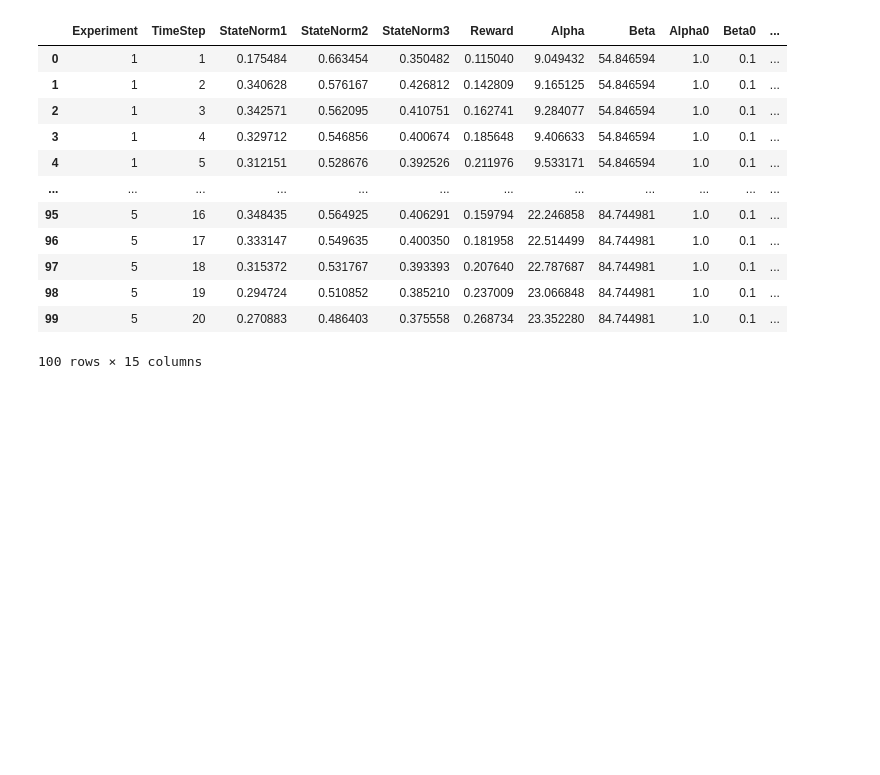
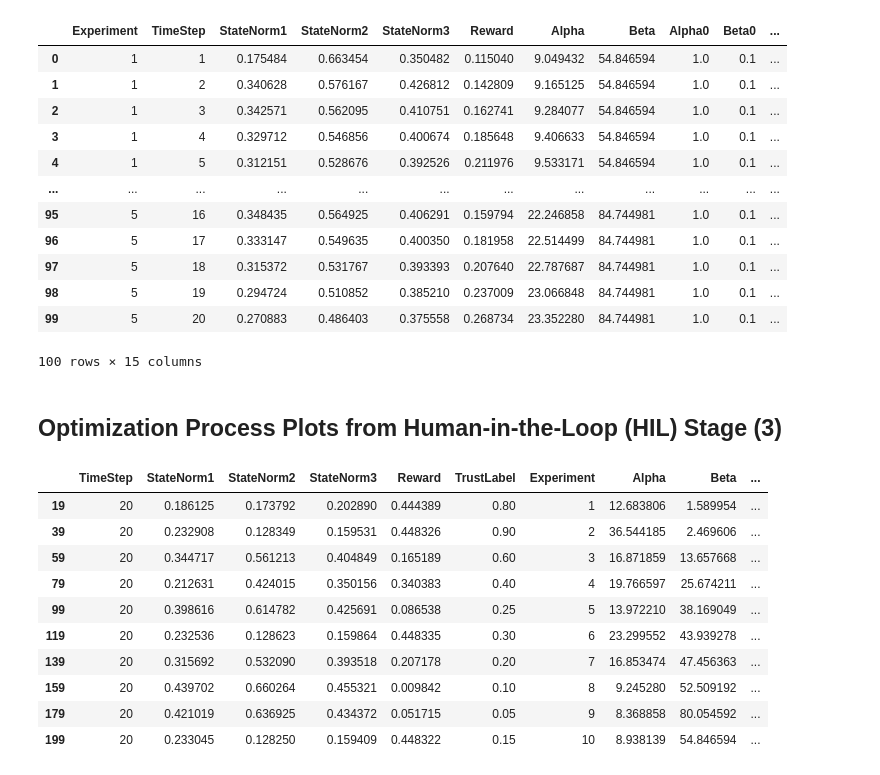
Before and after one commit to resuldagdanov/robot-learning-human-trust, a Jupyter notebook: src/evaluation/evaluate_trust_behavior.ipynb, the cells around one changed output. Drawn from its saved outputs; the diff is of its cells as text; code cells hidden in the pictures; blank space fills up the shorter version.

```diff
--- a/src/evaluation/evaluate_trust_behavior.ipynb
+++ b/src/evaluation/evaluate_trust_behavior.ipynb
@@ -447,0 +455,2 @@ INFERENCE_df
+# %% [markdown]
+## Optimization Process Plots from Human-in-the-Loop (HIL) Stage (3)
@@ -447,0 +459,15 @@ INFERENCE_df
+# %%
+last_step_hil_results_df = hil_results_df[hil_results_df["Experiment"] != hil_results_df["Experiment"].shift(-1)]
+last_step_hil_results_df
+# %% [output]
+|  | TimeStep | StateNorm1 | StateNorm2 | StateNorm3 | Reward | TrustLabel | Experiment | Alpha | Beta | ... |
+| 19 | 20 | 0.186125 | 0.173792 | 0.202890 | 0.444389 | 0.80 | 1 | 12.683806 | 1.589954 | ... |
+| 39 | 20 | 0.232908 | 0.128349 | 0.159531 | 0.448326 | 0.90 | 2 | 36.544185 | 2.469606 | ... |
+| 59 | 20 | 0.344717 | 0.561213 | 0.404849 | 0.165189 | 0.60 | 3 | 16.871859 | 13.657668 | ... |
+| 79 | 20 | 0.212631 | 0.424015 | 0.350156 | 0.340383 | 0.40 | 4 | 19.766597 | 25.674211 | ... |
+| 99 | 20 | 0.398616 | 0.614782 | 0.425691 | 0.086538 | 0.25 | 5 | 13.972210 | 38.169049 | ... |
+| 119 | 20 | 0.232536 | 0.128623 | 0.159864 | 0.448335 | 0.30 | 6 | 23.299552 | 43.939278 | ... |
+| 139 | 20 | 0.315692 | 0.532090 | 0.393518 | 0.207178 | 0.20 | 7 | 16.853474 | 47.456363 | ... |
+| 159 | 20 | 0.439702 | 0.660264 | 0.455321 | 0.009842 | 0.10 | 8 | 9.245280 | 52.509192 | ... |
+| 179 | 20 | 0.421019 | 0.636925 | 0.434372 | 0.051715 | 0.05 | 9 | 8.368858 | 80.054592 | ... |
+| 199 | 20 | 0.233045 | 0.128250 | 0.159409 | 0.448322 | 0.15 | 10 | 8.938139 | 54.846594 | ... |
```
Also changed, not shown: parts of 16 cells of this notebook.
